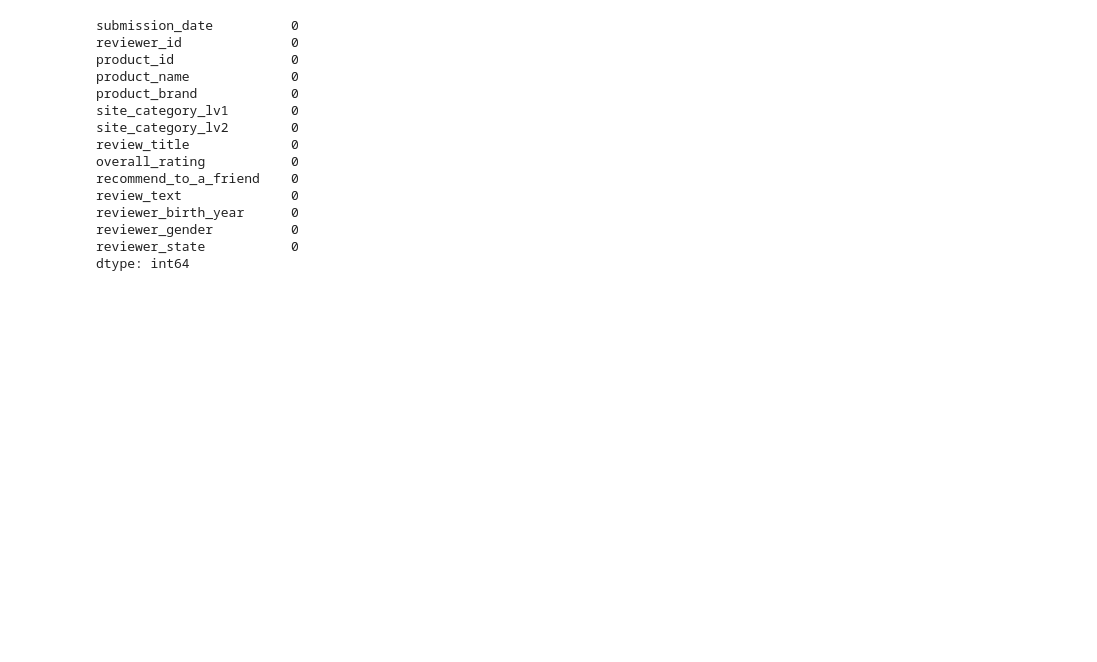
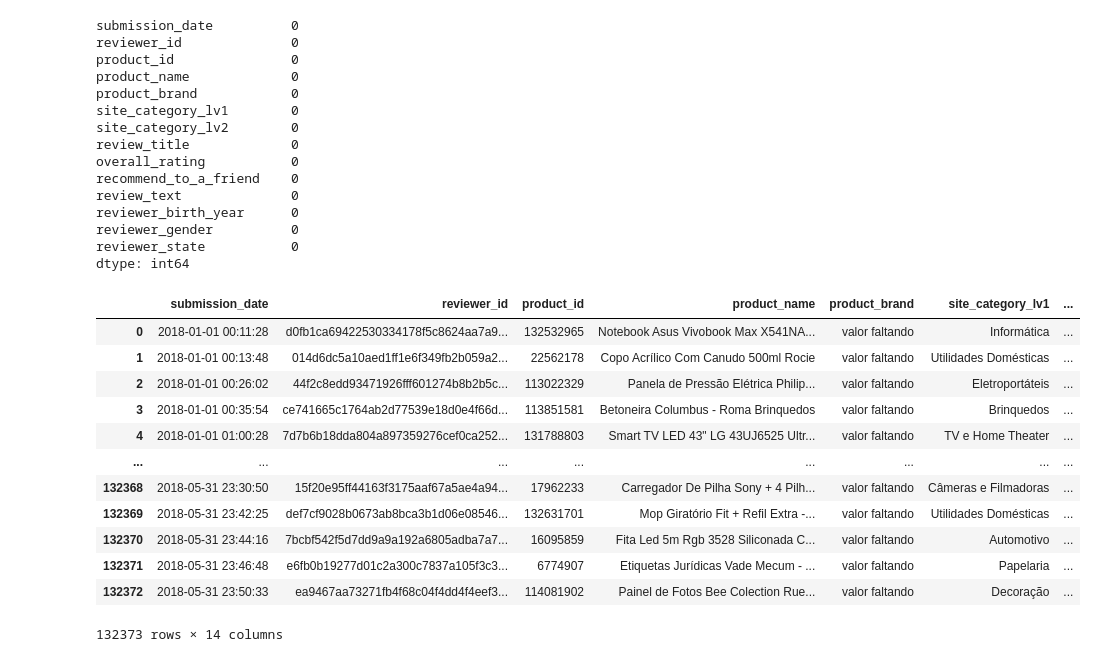
Before and after one commit to RobAb2023/americanasCoolab, a Jupyter notebook: americanas.ipynb, the cells around one changed output. Drawn from its saved outputs; the diff is of its cells as text; code cells hidden in the pictures; blank space fills up the shorter version.

```diff
--- a/americanas.ipynb
+++ b/americanas.ipynb
@@ -268,3 +268,19 @@ reviewer_birth_year      0
 reviewer_gender          0
 reviewer_state           0
 dtype: int64
+# %%
+display(df_americanas)
+# %% [output]
+|  | submission_date | reviewer_id | product_id | product_name | product_brand | site_category_lv1 | ... |
+| 0 | 2018-01-01 00:11:28 | d0fb1ca69422530334178f5c8624aa7a9... | 132532965 | Notebook Asus Vivobook Max X541NA... | valor faltando | Informática | ... |
+| 1 | 2018-01-01 00:13:48 | 014d6dc5a10aed1ff1e6f349fb2b059a2... | 22562178 | Copo Acrílico Com Canudo 500ml Rocie | valor faltando | Utilidades Domésticas | ... |
+| 2 | 2018-01-01 00:26:02 | 44f2c8edd93471926fff601274b8b2b5c... | 113022329 | Panela de Pressão Elétrica Philip... | valor faltando | Eletroportáteis | ... |
+| 3 | 2018-01-01 00:35:54 | ce741665c1764ab2d77539e18d0e4f66d... | 113851581 | Betoneira Columbus - Roma Brinquedos | valor faltando | Brinquedos | ... |
+| 4 | 2018-01-01 01:00:28 | 7d7b6b18dda804a897359276cef0ca252... | 131788803 | Smart TV LED 43" LG 43UJ6525 Ultr... | valor faltando | TV e Home Theater | ... |
+| ... | ... | ... | ... | ... | ... | ... | ... |
+| 132368 | 2018-05-31 23:30:50 | 15f20e95ff44163f3175aaf67a5ae4a94... | 17962233 | Carregador De Pilha Sony + 4 Pilh... | valor faltando | Câmeras e Filmadoras | ... |
+| 132369 | 2018-05-31 23:42:25 | def7cf9028b0673ab8bca3b1d06e08546... | 132631701 | Mop Giratório Fit + Refil Extra -... | valor faltando | Utilidades Domésticas | ... |
+| 132370 | 2018-05-31 23:44:16 | 7bcbf542f5d7dd9a9a192a6805adba7a7... | 16095859 | Fita Led 5m Rgb 3528 Siliconada C... | valor faltando | Automotivo | ... |
+| 132371 | 2018-05-31 23:46:48 | e6fb0b19277d01c2a300c7837a105f3c3... | 6774907 | Etiquetas Jurídicas Vade Mecum - ... | valor faltando | Papelaria | ... |
+| 132372 | 2018-05-31 23:50:33 | ea9467aa73271fb4f68c04f4dd4f4eef3... | 114081902 | Painel de Fotos Bee Colection Rue... | valor faltando | Decoração | ... |
+132373 rows × 14 columns
```
Also changed, not shown: parts of 1 cell of this notebook.
